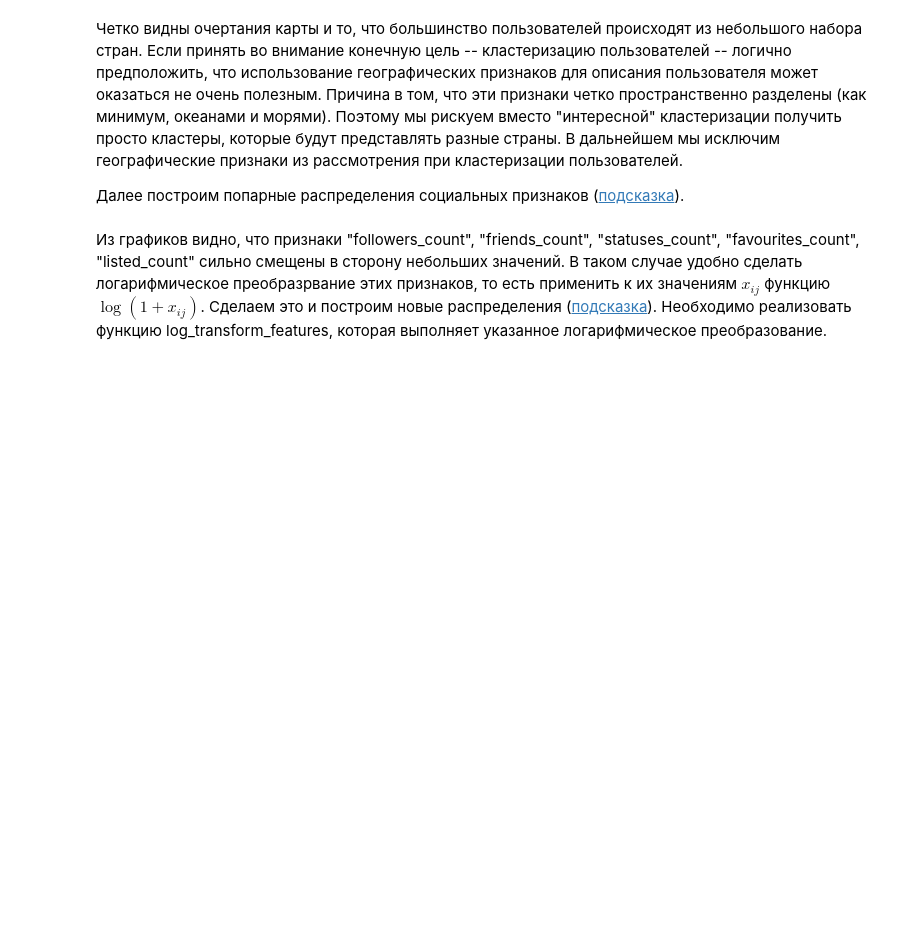
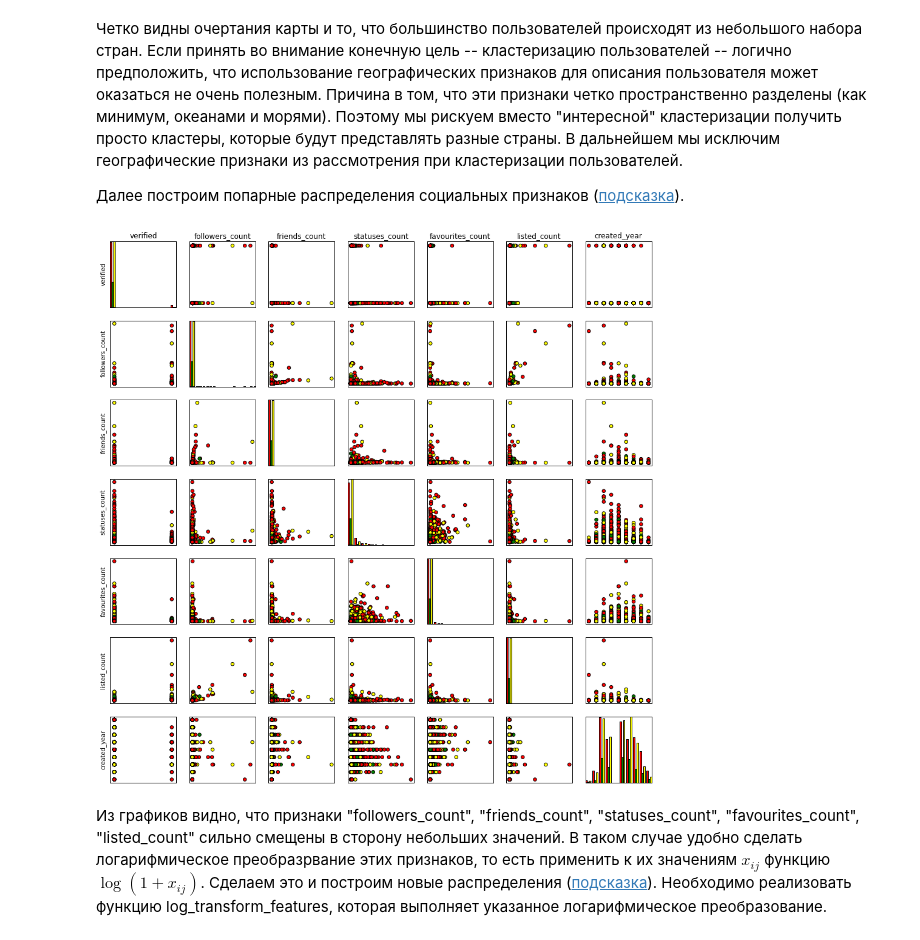
Before and after one commit to KopBob/technosphere, a Jupyter notebook: hw2/homework-2-st.ipynb, the cells around one changed output. Drawn from its saved outputs; the diff is of its cells as text; code cells hidden in the pictures; blank space fills up the shorter version.

```diff
--- a/hw2/homework-2-st.ipynb
+++ b/hw2/homework-2-st.ipynb
@@ -204,7 +192,10 @@ plot_dataset(x[:, geo_feature_ind], y, geo_features)
 # %%
 social_features_new = ["verified", "followers_count", "friends_count", "statuses_count", "favourites_count", "listed_count", "created_year"]
 social_features = [f for f in social_features_new if f in features]
-social_feature_ind = [i for i, f in enumerate(features) if f in social_features]
+
+social_feature_ind = [features.index(i) for i in social_features]
 plot_dataset(x[:, social_feature_ind], y, social_features)
+# %% [output]
+[figure, added]
 # %% [markdown]
 Из графиков видно, что признаки "followers_count", "friends_count", "statuses_count", "favourites_count", "listed_count" сильно смещены в сторону небольших значений. В таком случае удобно сделать логарифмическое преобразрвание этих признаков, то есть применить к их значениям $x_{ij}$ функцию $\log(1 + x_{ij})$. Сделаем это и построим новые распределения ([подсказка](http://anokhin.github.io/img/hw2_social2.png)). Необходимо реализовать функцию log_transform_features, которая выполняет указанное логарифмическое преобразование.
```
Also changed, not shown: parts of 16 cells of this notebook, 2 other files.
